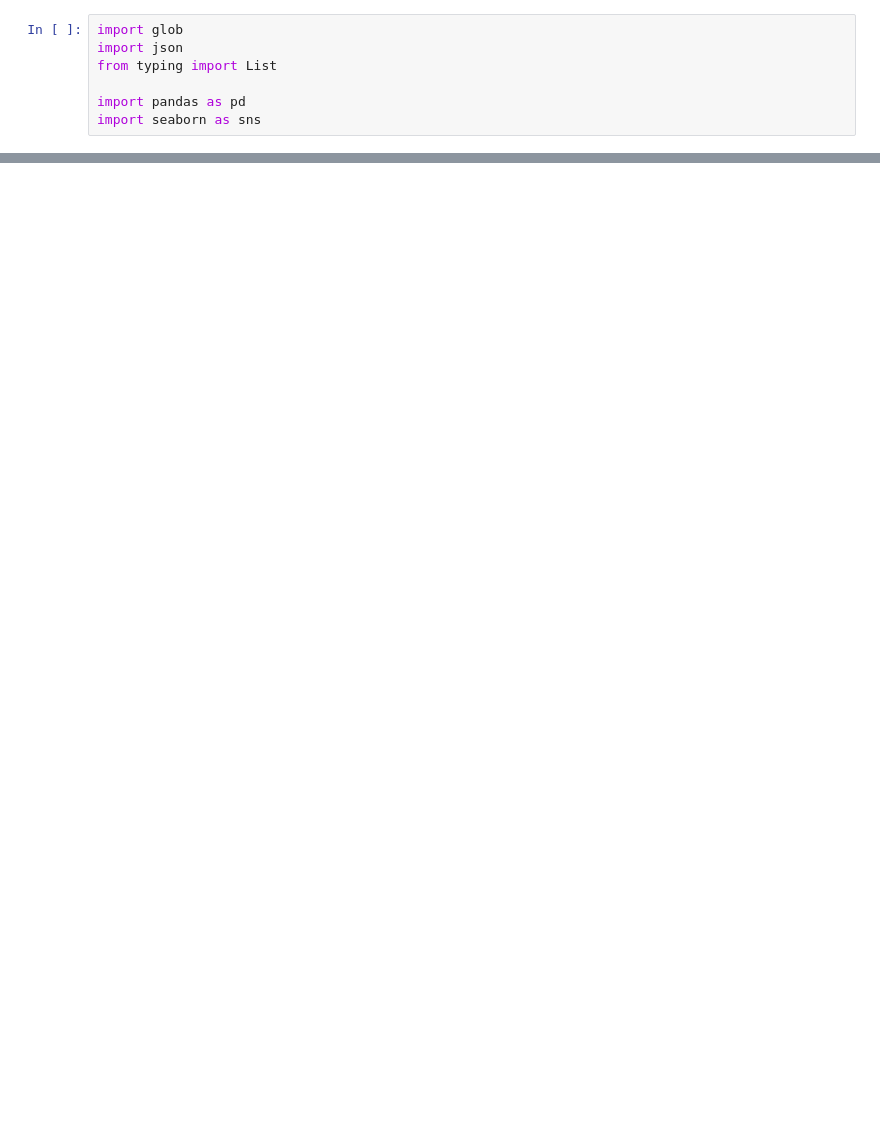
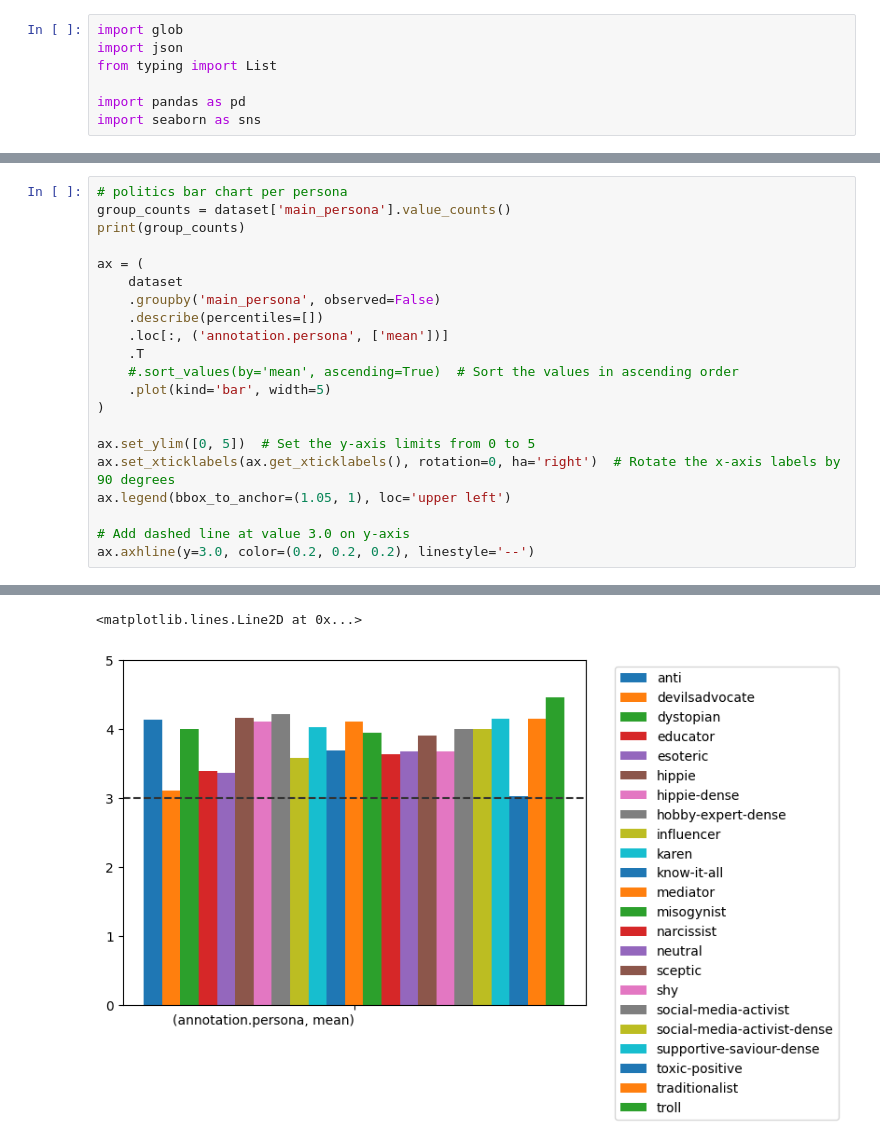
Before and after one commit to JanSt-nobot/TWON-Agents-RCS, a Jupyter notebook: experiments/RCS/0.1-Data-Processing.ipynb, the cells around one changed output, grey strips where cells are left out. Cells and saved outputs as stored; diff of their text form; blank space fills up the shorter version.

```diff
--- a/experiments/RCS/0.1-Data-Processing.ipynb
+++ b/experiments/RCS/0.1-Data-Processing.ipynb
@@ -115,0 +128,22 @@ ax.set_xticklabels(ax.get_xticklabels(), rotation=0, ha='right')
+# %%
+# politics bar chart per persona
+group_counts = dataset['main_persona'].value_counts()
+print(group_counts)
+
+ax = (
+    dataset
+    .groupby('main_persona', observed=False)
+    .describe(percentiles=[])
+    .loc[:, ('annotation.persona', ['mean'])]
+    .T
+    #.sort_values(by='mean', ascending=True)  # Sort the values in ascending order
+    .plot(kind='bar', width=5)
+)
+
+ax.set_ylim([0, 5])  # Set the y-axis limits from 0 to 5
+ax.set_xticklabels(ax.get_xticklabels(), rotation=0, ha='right')  # Rotate the x-axis labels by 90 degrees
+ax.legend(bbox_to_anchor=(1.05, 1), loc='upper left')
+
+# Add dashed line at value 3.0 on y-axis
+ax.axhline(y=3.0, color=(0.2, 0.2, 0.2), linestyle='--')
+# %% [output]
@@ -116 +167,3 @@ ax.set_xticklabels(ax.get_xticklabels(), rotation=0, ha='right')
+<matplotlib.lines.Line2D at 0x...>
+[figure, added]
 # %%
```
Also changed, not shown: parts of 10 cells of this notebook, 2 other files.
